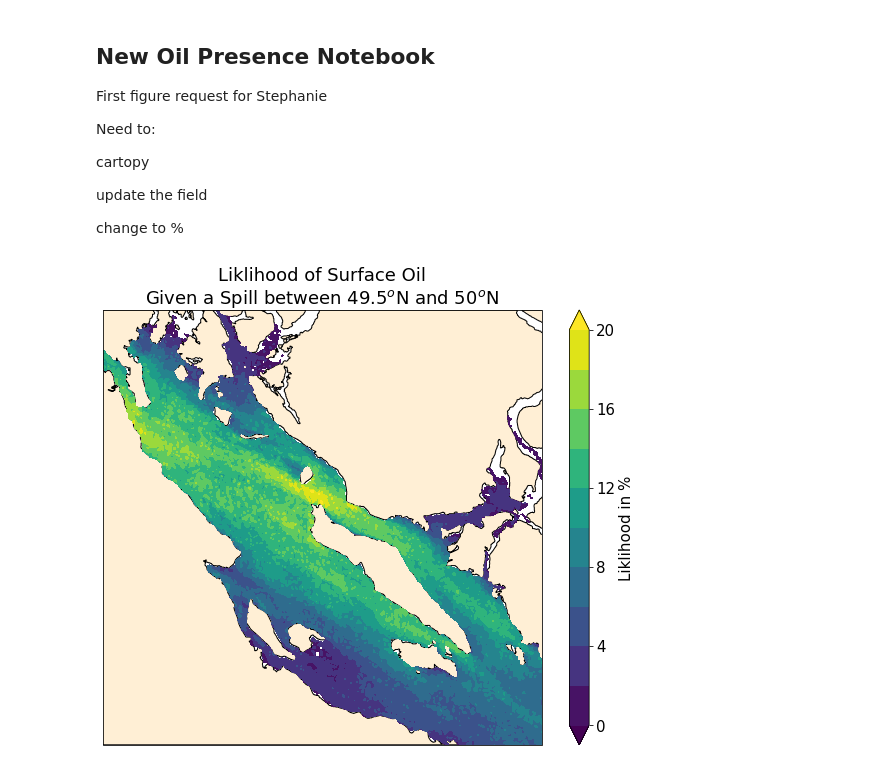
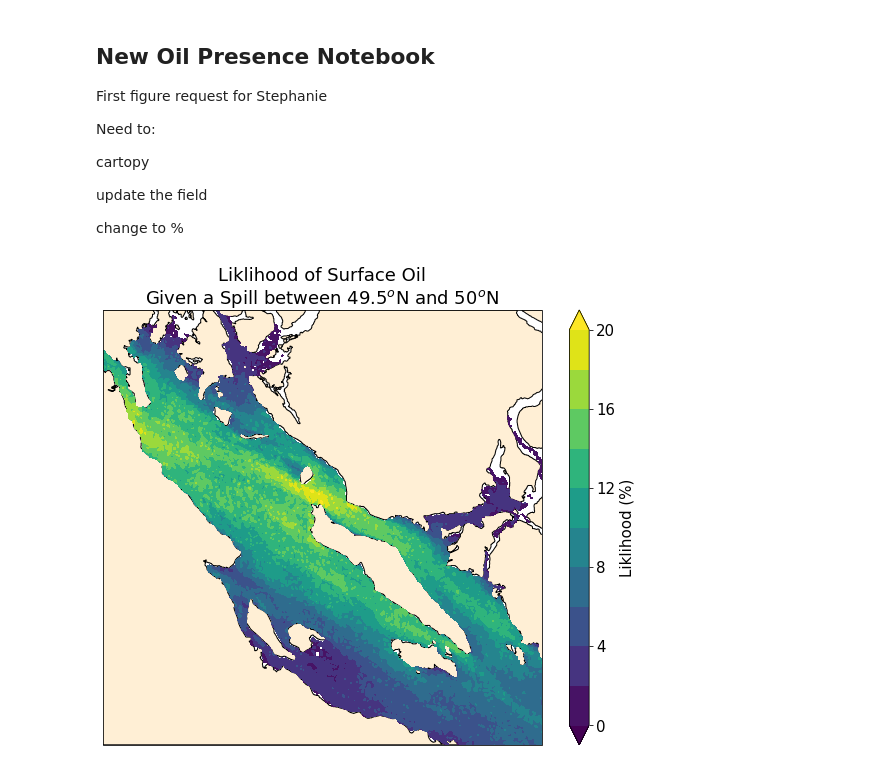
Before and after one commit to MIDOSS/Visualization, a Jupyter notebook: OilPresence-LonLat.ipynb, the cells around one changed output. Drawn from its saved outputs; the diff is of its cells as text; code cells hidden in the pictures.

Commit message:
Change labels

```diff
--- a/OilPresence-LonLat.ipynb
+++ b/OilPresence-LonLat.ipynb
@@ -34,15 +34,15 @@ oil = np.ma.masked_array(data3d.presence, data3d.presence < 0.01)
 # %%
 fig = plt.figure(figsize=(10, 8))
 xlim, ylim = [-125.3, -123.9], [49.3, 50.2]
 ax = plt.axes(projection=crs.Mercator(np.mean(xlim), *ylim))
 ax.set_extent(xlim + ylim)
 ax.add_feature(feature.GSHHSFeature('full', edgecolor='k', facecolor=landcolour))
 C = ax.contourf(
     mesh.nav_lon[1:-1, 1:-1], mesh.nav_lat[1:-1, 1:-1], oil[39]*100, np.arange(0, 0.22, 0.02)*100,
     extend='both', transform=crs.PlateCarree(), zorder=2,
 )
 cb = fig.colorbar(C, ax=ax);
-cb.set_label('Liklihood in %')
+cb.set_label('Liklihood (%)')
 ax.set_title("Liklihood of Surface Oil\nGiven a Spill between 49.5$^o$N and 50$^o$N");
 # %% [output]
-[figure, old version]
+[figure, new version]
```
